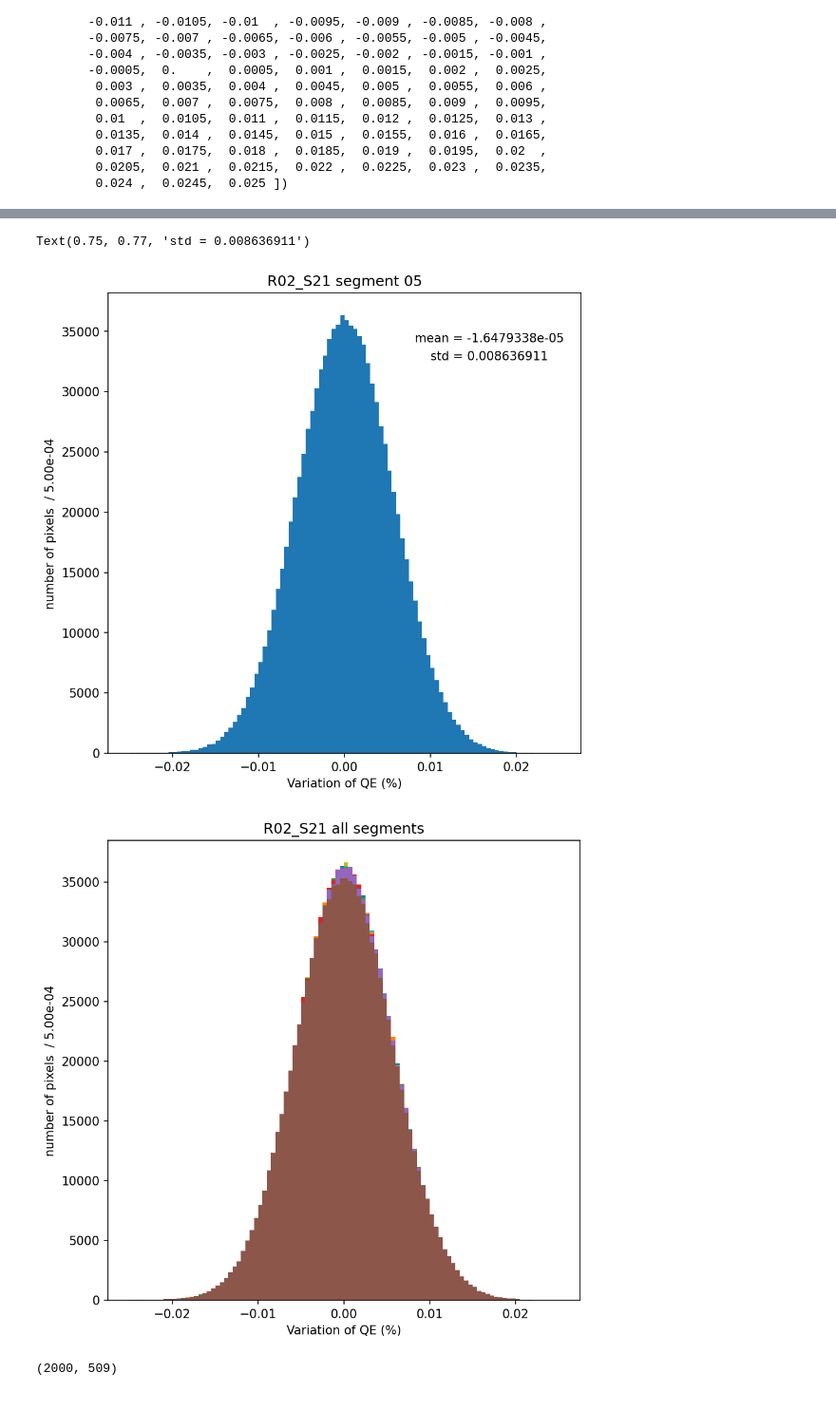
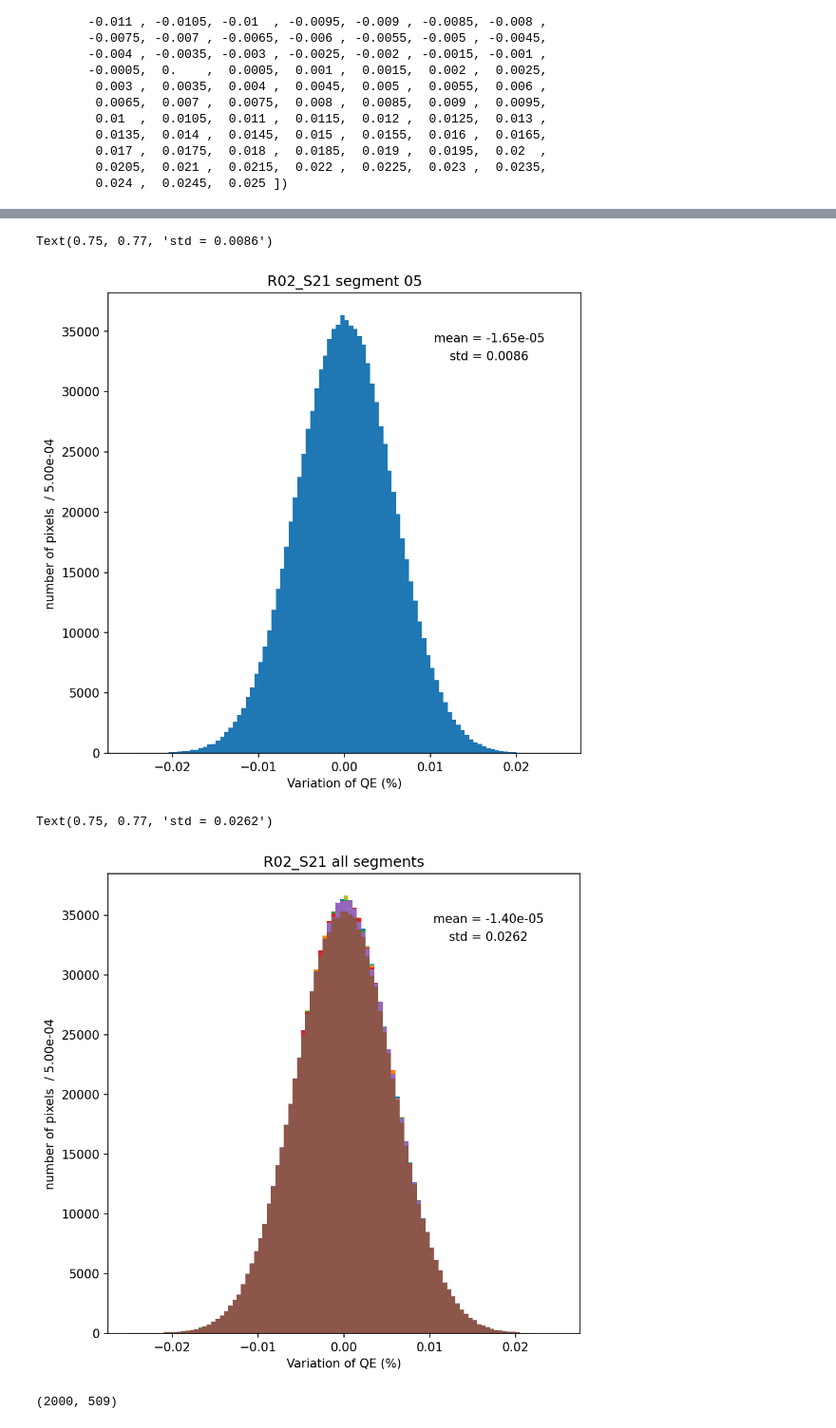
Before and after one commit to youtsumi/summer_research_2020, a Jupyter notebook: RED_full_sensor_flat.ipynb, the cells around one changed output, grey strips where cells are left out. Shown at 95% size. Cells and saved outputs as stored; diff of their text form; code cells hidden in the pictures.

```diff
--- a/RED_full_sensor_flat.ipynb
+++ b/RED_full_sensor_flat.ipynb
@@ -361,7 +361,7 @@ for i in range(16):
     else:
         x = (normedimg_bot[i - columns] - red_bot[i - columns]) / red_bot[i - columns]
 
-    axs[i].hist(x.flat, bins=bins, histtype='bar')
+    axs[i].hist(x.flat, bins=bins, histtype='step')
 
     if i > 9:
         axs[i].set_title("segment " + str(i))
@@ -398,29 +398,39 @@ pylab.xlabel("Variation of QE (%)")         # Each bin is plotted as a bar whose
 pylab.ylabel("number of pixels  / %.2e" % width)
 pylab.title('R02_S21 segment 05')
 
-fig.text(0.75, 0.8, "mean = " + str(x.mean()), ha='center', fontsize=10)
-fig.text(0.75, 0.77, "std = " + str(x.std()), ha ='center', fontsize=10)
+fig.text(0.75, 0.8, "mean = %.2e" % x.mean(), ha='center', fontsize=10)
+fig.text(0.75, 0.77, "std = " + str(round(x.std(),4)), ha ='center', fontsize=10)
 # %% [output]
-Text(0.75, 0.77, 'std = 0.008636911')
+Text(0.75, 0.77, 'std = 0.0086')
-[figure, old version]
+[figure, new version]
 # %%
 
 fig, axs = pylab.subplots(figsize=(7,7),dpi=150)
 
 # which object/variable has the QE data for each pixel?
-
+mean = 0
+std = 0
 for i in range(16):
     if i < 8:
         x = (normedimg_bot[i] - red_bot[i]) / red_bot[i]
     else:
-        x = (normedimg_bot[i - columns] - red_bot[i - columns]) / red_bot[i - columns]
+        x = (normedimg_bot[i +- columns] - red_bot[i - columns]) / red_bot[i - columns]
 
     pylab.hist(x.flat, bins=bins)
     pylab.xlabel("Variation of QE (%)")
     pylab.ylabel("number of pixels  / %.2e" % width)
     pylab.title('R02_S21 all segments')
+    mean += x.mean()
+    std += x.std()
+
+mean = mean.mean()
+std = std.mean()
+
+fig.text(0.75, 0.8, "mean = %.2e" % x.mean(), ha='center', fontsize=10)
+fig.text(0.75, 0.77, "std = " + str(round(x.std(),4)), ha ='center', fontsize=10)
 # %% [output]
+Text(0.75, 0.77, 'std = 0.0262')
-[figure, old version]
+[figure, new version]
 # %%
 normedimg_bot[2].shape
 # %% [output]
```
Also changed, not shown: parts of 1 cell of this notebook.
